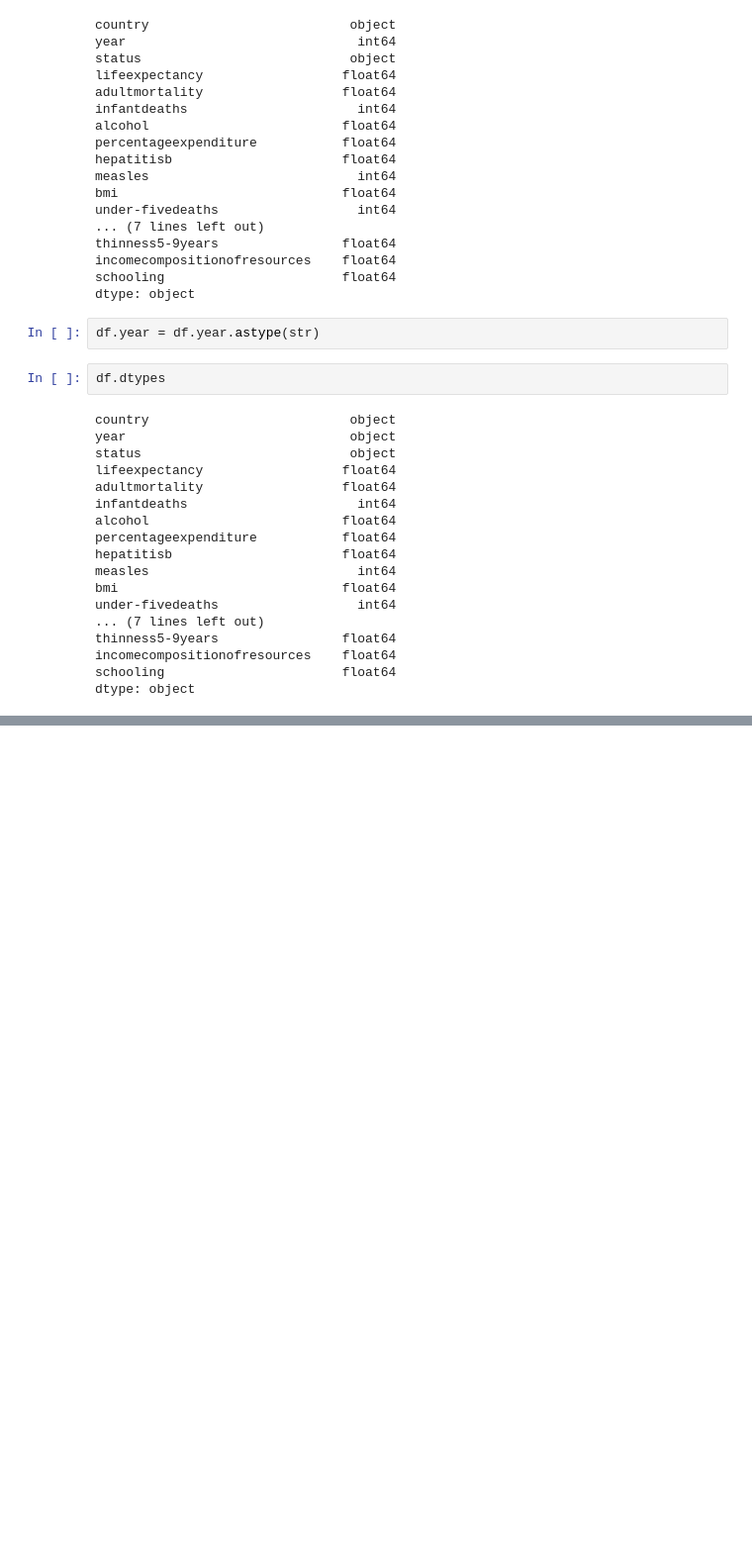
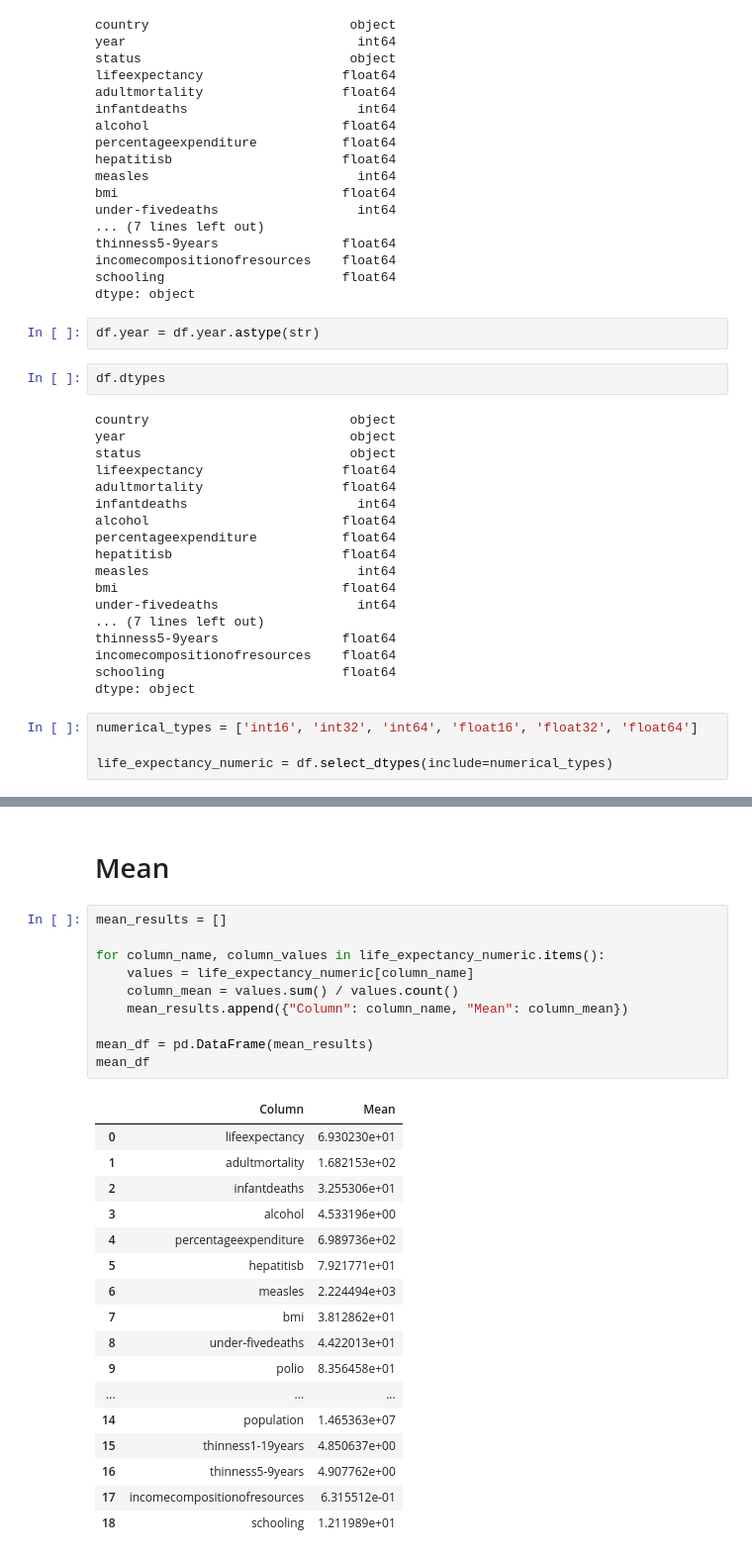
Before and after one commit to AzeemAzamTarar/Statistical-Analysis, a Jupyter notebook: life-expetancy-central-tendency-measures.ipynb, the cells around one changed output, grey strips where cells are left out. Shown: that part at 99% size. Drawn from its saved outputs; the diff is of its cells as text; blank space fills up the shorter version.

Commit message:
Kaggle Notebook | Life Expetancy - Central Tendency Measures | Version 4

```diff
--- a/life-expetancy-central-tendency-measures.ipynb
+++ b/life-expetancy-central-tendency-measures.ipynb
@@ -179,3 +179,7 @@ thinness5-9years                float64
 incomecompositionofresources    float64
 schooling                       float64
 dtype: object
+# %%
+numerical_types = ['int16', 'int32', 'int64', 'float16', 'float32', 'float64']
+
+life_expectancy_numeric = df.select_dtypes(include=numerical_types)
@@ -181,0 +195,30 @@ dtype: object
+# %% [markdown]
+# Mean
+# %%
+mean_results = []
+
+for column_name, column_values in life_expectancy_numeric.items():
+    values = life_expectancy_numeric[column_name]
+    column_mean = values.sum() / values.count()
+    mean_results.append({"Column": column_name, "Mean": column_mean})
+
+mean_df = pd.DataFrame(mean_results)
+mean_df
+# %% [output]
+|  | Column | Mean |
+| 0 | lifeexpectancy | 6.930230e+01 |
+| 1 | adultmortality | 1.682153e+02 |
+| 2 | infantdeaths | 3.255306e+01 |
+| 3 | alcohol | 4.533196e+00 |
+| 4 | percentageexpenditure | 6.989736e+02 |
+| 5 | hepatitisb | 7.921771e+01 |
+| 6 | measles | 2.224494e+03 |
+| 7 | bmi | 3.812862e+01 |
+| 8 | under-fivedeaths | 4.422013e+01 |
+| 9 | polio | 8.356458e+01 |
+| ... | ... | ... |
+| 14 | population | 1.465363e+07 |
+| 15 | thinness1-19years | 4.850637e+00 |
+| 16 | thinness5-9years | 4.907762e+00 |
+| 17 | incomecompositionofresources | 6.315512e-01 |
+| 18 | schooling | 1.211989e+01 |
```
Also changed, not shown: parts of 1 cell of this notebook.
